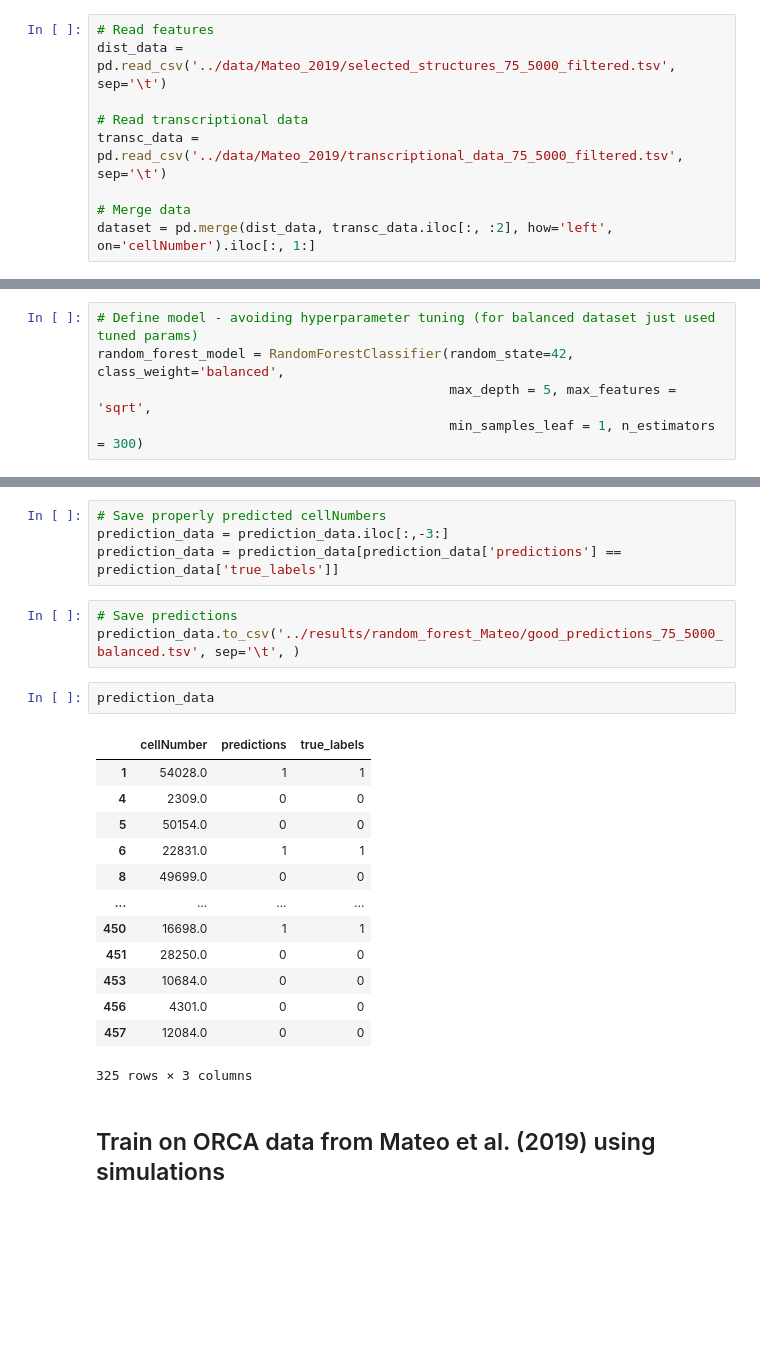
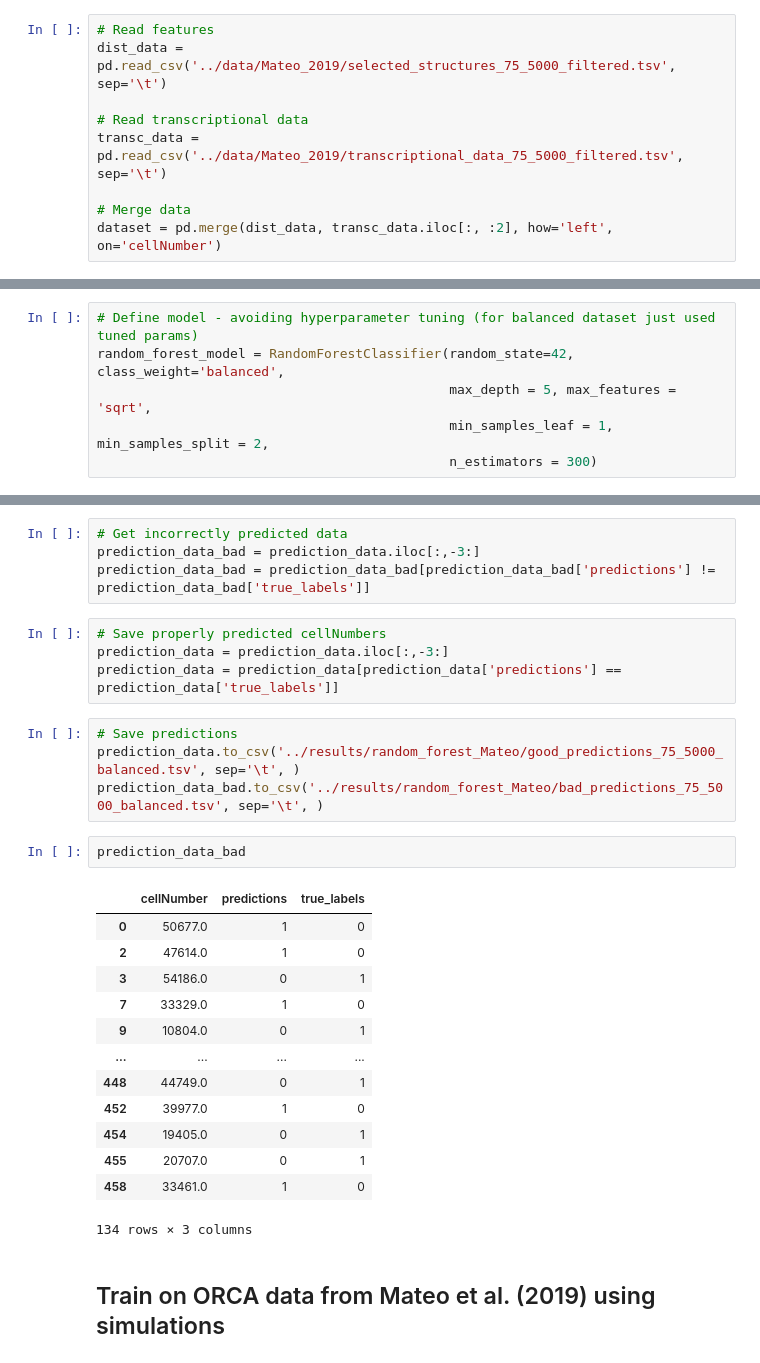
Before and after one commit to manuelfmerino/expression_prediction_AI, a Jupyter notebook: train_random_forest_Mateo.ipynb, the cells around one changed output, grey strips where cells are left out. Drawn from its saved outputs; the diff is of its cells as text; blank space fills up the shorter version.

```diff
--- a/train_random_forest_Mateo.ipynb
+++ b/train_random_forest_Mateo.ipynb
@@ -27,6 +27,6 @@ dist_data = pd.read_csv('../data/Mateo_2019/selected_structures_75_5000_filtered
 transc_data = pd.read_csv('../data/Mateo_2019/transcriptional_data_75_5000_filtered.tsv', sep='\t')
 
 # Merge data
-dataset = pd.merge(dist_data, transc_data.iloc[:, :2], how='left', on='cellNumber').iloc[:, 1:]
+dataset = pd.merge(dist_data, transc_data.iloc[:, :2], how='left', on='cellNumber')
 # %% [markdown]
 ### Check data distribution
@@ -155,7 +116,8 @@ grid_search_random_forest_model = GridSearchCV(estimator=random_forest_model,
 # Define model - avoiding hyperparameter tuning (for balanced dataset just used tuned params)
 random_forest_model = RandomForestClassifier(random_state=42, class_weight='balanced',
                                              max_depth = 5, max_features = 'sqrt',
-                                             min_samples_leaf = 1, n_estimators = 300)
+                                             min_samples_leaf = 1, min_samples_split = 2,
+                                             n_estimators = 300)
 # %% [markdown]
 ### Fit model - using entire parameter space
 # %%
@@ -285,6 +247,10 @@ prediction_data = pd.DataFrame(X_test)
 prediction_data['cellNumber'] = cellNumbers_test
 prediction_data['predictions'] = y_pred
 prediction_data['true_labels'] = y_test
+# %%
+# Get incorrectly predicted data
+prediction_data_bad = prediction_data.iloc[:,-3:]
+prediction_data_bad = prediction_data_bad[prediction_data_bad['predictions'] != prediction_data_bad['true_labels']]
 # %%
 # Save properly predicted cellNumbers
 prediction_data = prediction_data.iloc[:,-3:]
@@ -292,22 +258,23 @@ prediction_data = prediction_data[prediction_data['predictions'] == prediction_d
 # %%
 # Save predictions
 prediction_data.to_csv('../results/random_forest_Mateo/good_predictions_75_5000_balanced.tsv', sep='\t', )
+prediction_data_bad.to_csv('../results/random_forest_Mateo/bad_predictions_75_5000_balanced.tsv', sep='\t', )
 # %%
-prediction_data
+prediction_data_bad
 # %% [output]
 |  | cellNumber | predictions | true_labels |
-| 1 | 54028.0 | 1 | 1 |
-| 4 | 2309.0 | 0 | 0 |
-| 5 | 50154.0 | 0 | 0 |
-| 6 | 22831.0 | 1 | 1 |
-| 8 | 49699.0 | 0 | 0 |
+| 0 | 50677.0 | 1 | 0 |
+| 2 | 47614.0 | 1 | 0 |
+| 3 | 54186.0 | 0 | 1 |
+| 7 | 33329.0 | 1 | 0 |
+| 9 | 10804.0 | 0 | 1 |
 | ... | ... | ... | ... |
-| 450 | 16698.0 | 1 | 1 |
-| 451 | 28250.0 | 0 | 0 |
-| 453 | 10684.0 | 0 | 0 |
-| 456 | 4301.0 | 0 | 0 |
-| 457 | 12084.0 | 0 | 0 |
+| 448 | 44749.0 | 0 | 1 |
+| 452 | 39977.0 | 1 | 0 |
+| 454 | 19405.0 | 0 | 1 |
+| 455 | 20707.0 | 0 | 1 |
+| 458 | 33461.0 | 1 | 0 |
-325 rows × 3 columns
+134 rows × 3 columns
 # %% [markdown]
 ## Train on ORCA data from Mateo et al. (2019) using simulations
 # %% [markdown]
```
Also changed, not shown: parts of 43 cells of this notebook, 3 other files.
